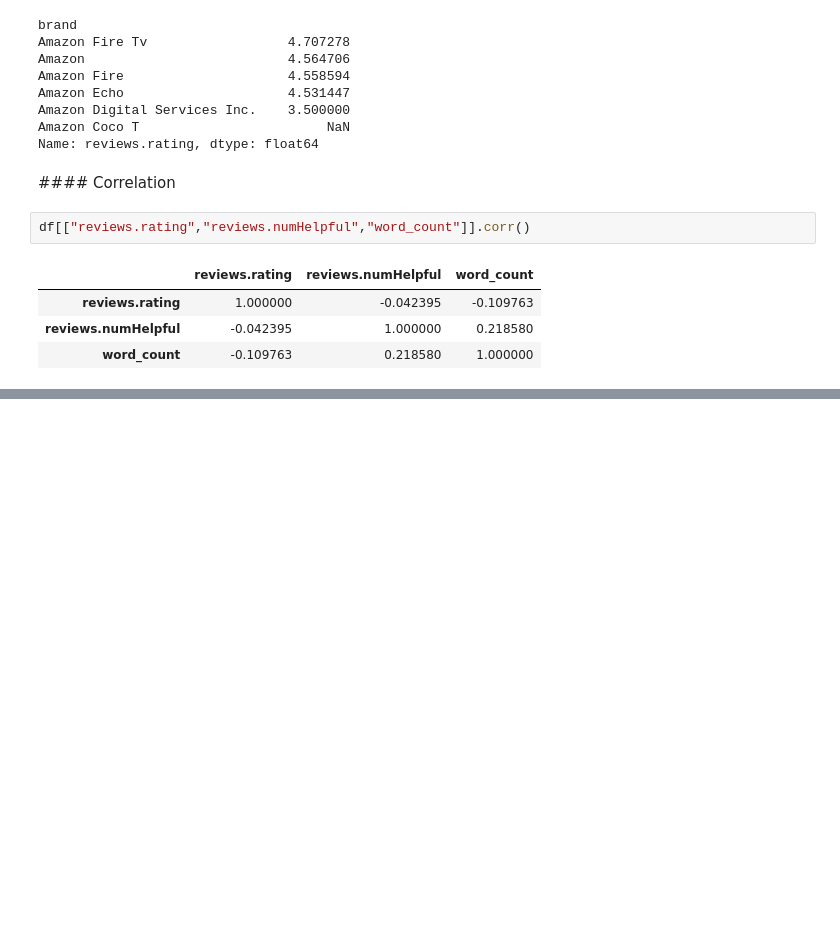
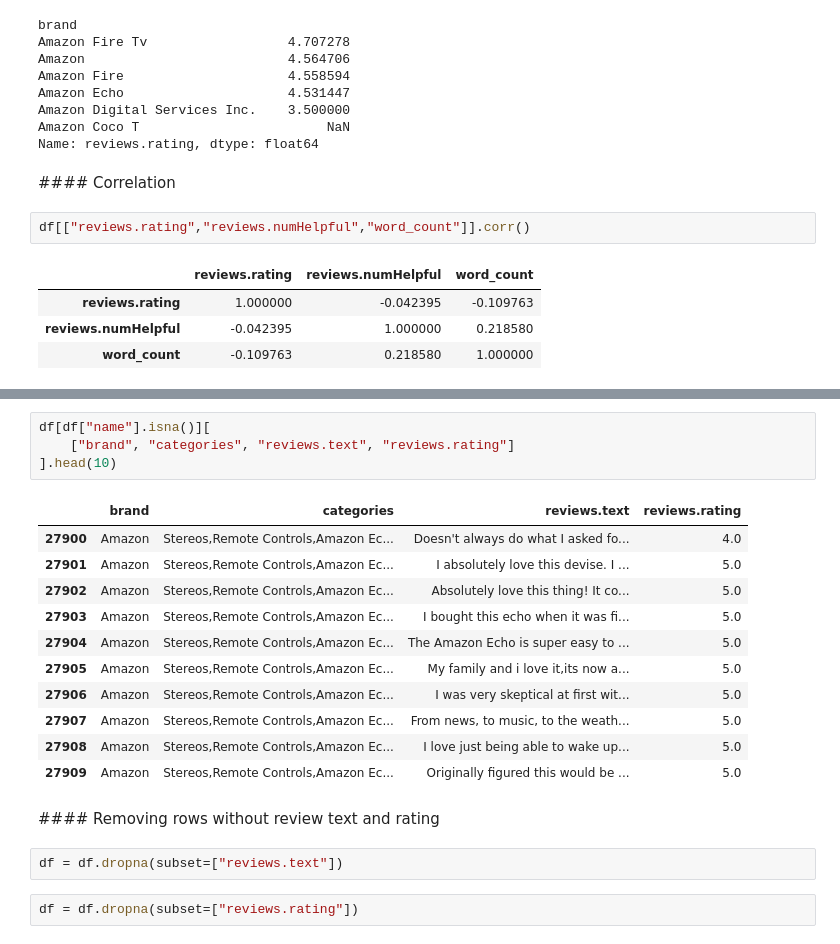
Before and after one commit to Martigol2/IRONHACK-AI-PROJECT3, a Jupyter notebook: data/data_cleaning.ipynb, the cells around one changed output, grey strips where cells are left out. Cells and saved outputs as stored; diff of their text form; blank space fills up the shorter version.

```diff
--- a/data/data_cleaning.ipynb
+++ b/data/data_cleaning.ipynb
@@ -298,0 +404,22 @@ df[["reviews.rating","reviews.numHelpful","word_count"]].corr()
+# %%
+df[df["name"].isna()][
+    ["brand", "categories", "reviews.text", "reviews.rating"]
+].head(10)
+# %% [output]
+|  | brand | categories | reviews.text | reviews.rating |
+| 27900 | Amazon | Stereos,Remote Controls,Amazon Ec... | Doesn't always do what I asked fo... | 4.0 |
+| 27901 | Amazon | Stereos,Remote Controls,Amazon Ec... | I absolutely love this devise. I ... | 5.0 |
+| 27902 | Amazon | Stereos,Remote Controls,Amazon Ec... | Absolutely love this thing! It co... | 5.0 |
+| 27903 | Amazon | Stereos,Remote Controls,Amazon Ec... | I bought this echo when it was fi... | 5.0 |
+| 27904 | Amazon | Stereos,Remote Controls,Amazon Ec... | The Amazon Echo is super easy to ... | 5.0 |
+| 27905 | Amazon | Stereos,Remote Controls,Amazon Ec... | My family and i love it,its now a... | 5.0 |
+| 27906 | Amazon | Stereos,Remote Controls,Amazon Ec... | I was very skeptical at first wit... | 5.0 |
+| 27907 | Amazon | Stereos,Remote Controls,Amazon Ec... | From news, to music, to the weath... | 5.0 |
+| 27908 | Amazon | Stereos,Remote Controls,Amazon Ec... | I love just being able to wake up... | 5.0 |
+| 27909 | Amazon | Stereos,Remote Controls,Amazon Ec... | Originally figured this would be ... | 5.0 |
+# %% [markdown]
+#### Removing rows without review text and rating
+# %%
+df = df.dropna(subset=["reviews.text"])
+# %%
+df = df.dropna(subset=["reviews.rating"])
```
Also changed, not shown: parts of 17 cells of this notebook.
